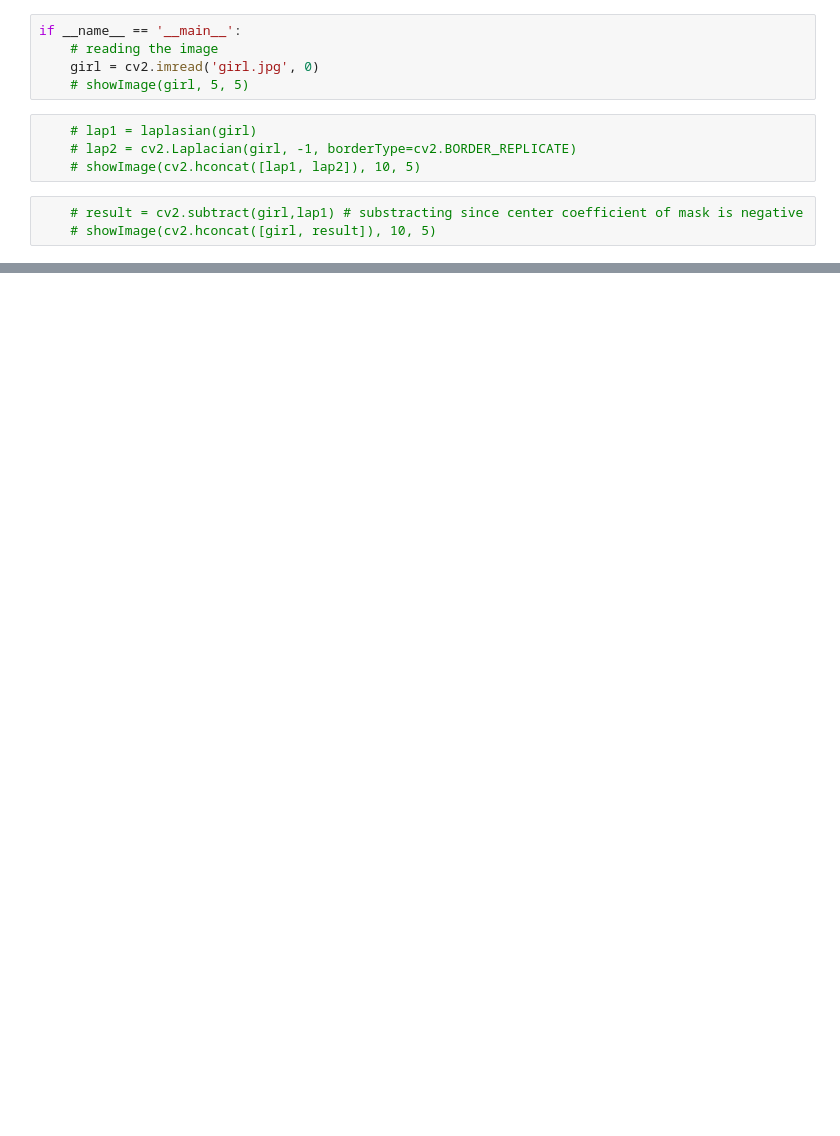
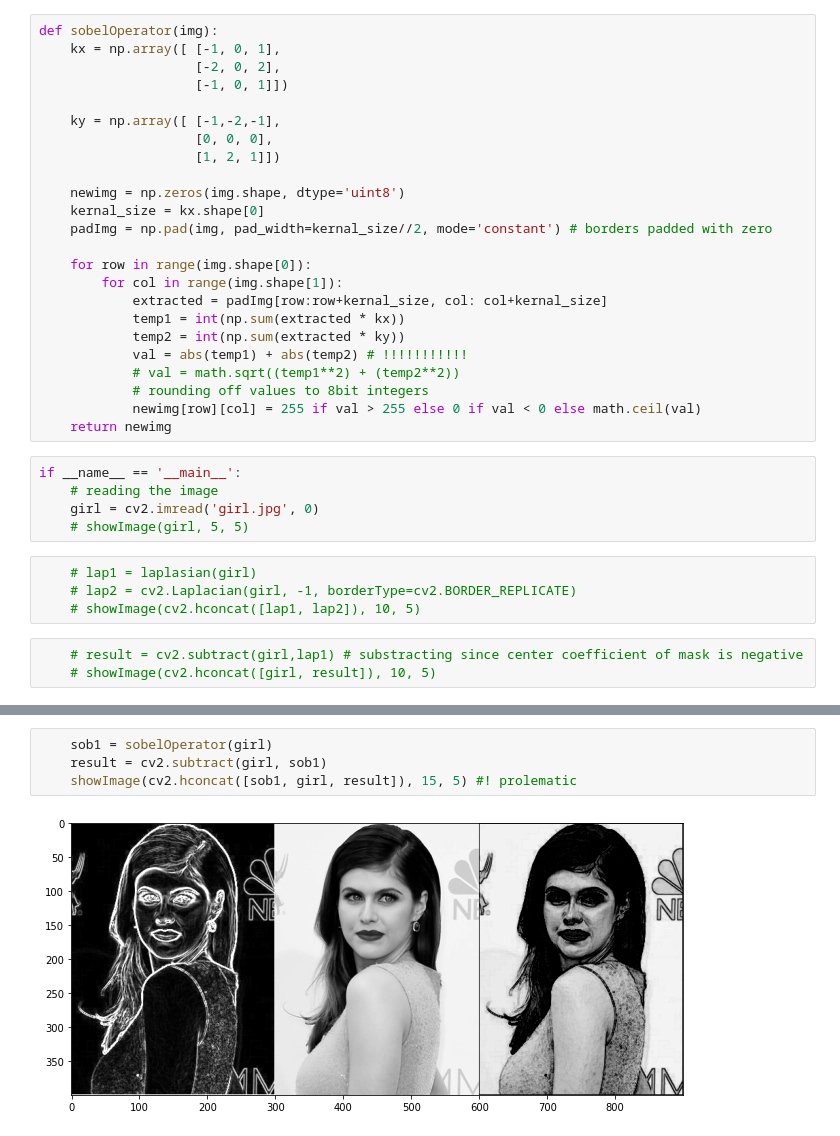
Before and after one commit to kavin-du/Image-Sharpening-Operators, a Jupyter notebook: e16057.ipynb, the cells around one changed output, grey strips where cells are left out. Cells and saved outputs as stored; diff of their text form; blank space fills up the shorter version.

Commit message:
sobel

```diff
--- a/e16057.ipynb
+++ b/e16057.ipynb
@@ -67,6 +67,30 @@ def robertCross(img):
             # rounding off values to 8bit integers
             newimg[row][col] = 255 if val > 255 else 0 if val < 0 else math.ceil(val)
     return newimg
+# %%
+def sobelOperator(img):
+    kx = np.array([ [-1, 0, 1],
+                    [-2, 0, 2],
+                    [-1, 0, 1]])
+
+    ky = np.array([ [-1,-2,-1],
+                    [0, 0, 0],
+                    [1, 2, 1]])
+
+    newimg = np.zeros(img.shape, dtype='uint8')
+    kernal_size = kx.shape[0]
+    padImg = np.pad(img, pad_width=kernal_size//2, mode='constant') # borders padded with zero
+
+    for row in range(img.shape[0]):
+        for col in range(img.shape[1]):
+            extracted = padImg[row:row+kernal_size, col: col+kernal_size]
+            temp1 = int(np.sum(extracted * kx))
+            temp2 = int(np.sum(extracted * ky))
+            val = abs(temp1) + abs(temp2) # !!!!!!!!!!!
+            # val = math.sqrt((temp1**2) + (temp2**2))
+            # rounding off values to 8bit integers
+            newimg[row][col] = 255 if val > 255 else 0 if val < 0 else math.ceil(val)
+    return newimg
 # %%
 if __name__ == '__main__':
     # reading the image
@@ -87,0 +111,6 @@ if __name__ == '__main__':
+# %%
+    sob1 = sobelOperator(girl)
+    result = cv2.subtract(girl, sob1)
+    showImage(cv2.hconcat([sob1, girl, result]), 15, 5) #! prolematic
+# %% [output]
+[figure, added]
```
Also changed, not shown: parts of 3 cells of this notebook.
